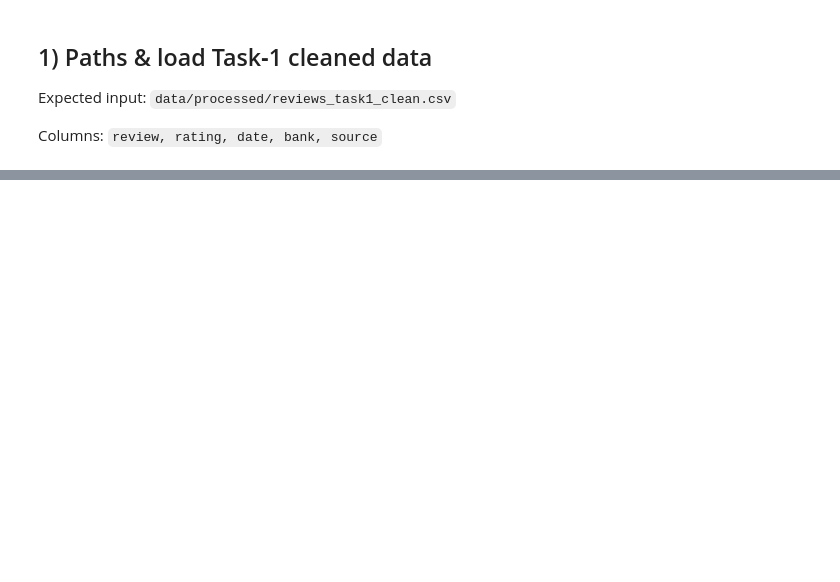
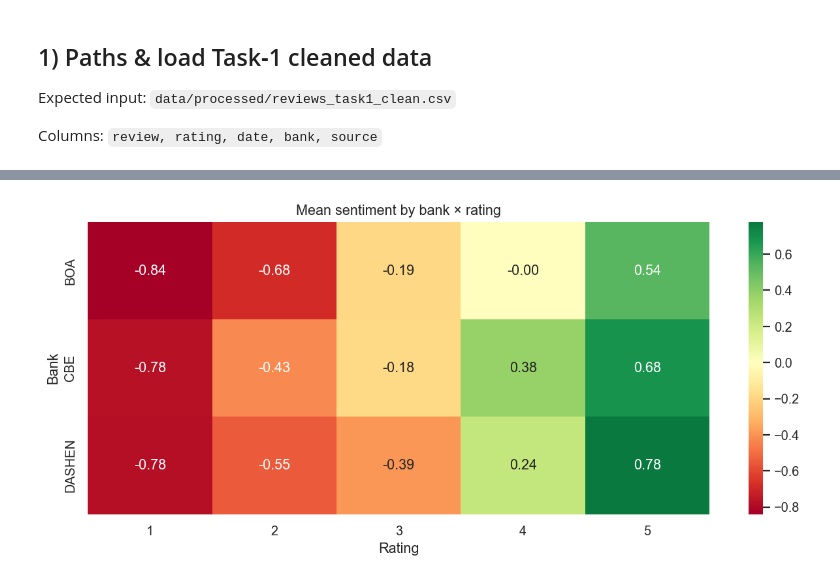
Before and after one commit to Moggycool/Customer-Experience-Analytics-for-Fintech-Apps-Updated, a Jupyter notebook: notebooks/02_task2_sentiment_and_themes.ipynb, the cells around one changed output, grey strips where cells are left out. Saved outputs shown, nothing was run; the diff lists cells and outputs as text; code cells hidden in the pictures; blank space fills up the shorter version.

```diff
--- a/notebooks/02_task2_sentiment_and_themes.ipynb
+++ b/notebooks/02_task2_sentiment_and_themes.ipynb
@@ -475,0 +552,6 @@ for p in [out_reviews, out_bank, out_bank_rating, out_keywords, out_examples]:
+# %%
+# 9.4 Mean sentiment by bank × rating (heatmap)
+fig, ax = plot_sentiment_by_rating_heatmap(sent_by_bank_rating)
+plt.show()
+# %% [output]
+[figure, added]
```
Also changed, not shown: parts of 35 cells of this notebook, 10 other files.
